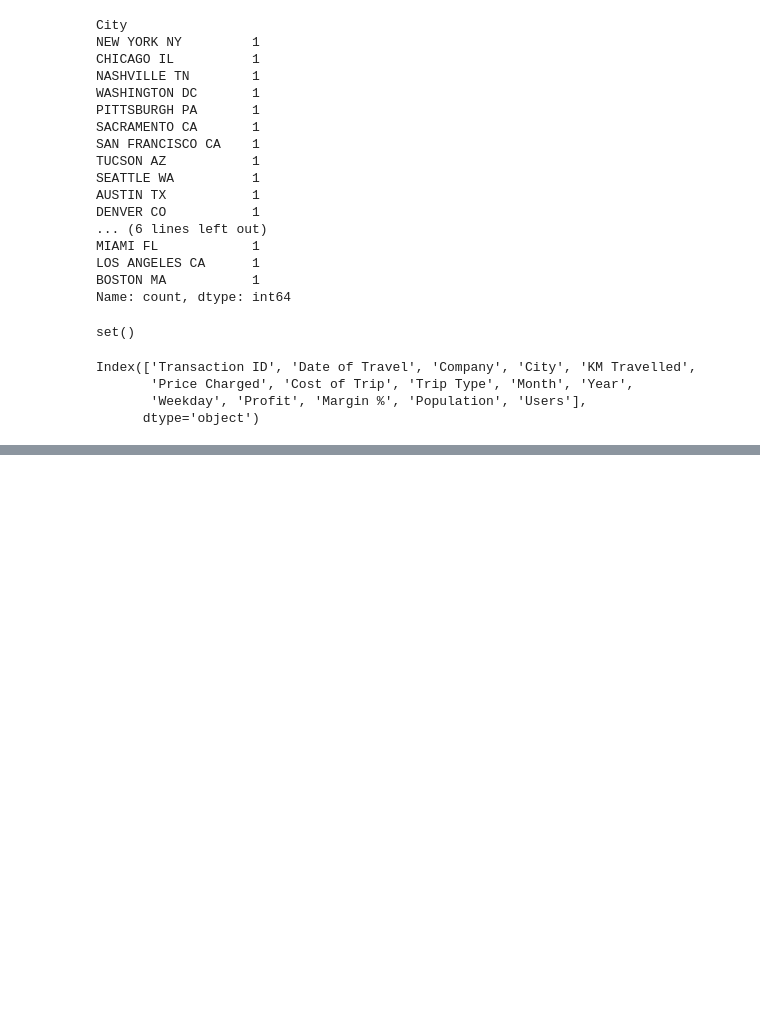
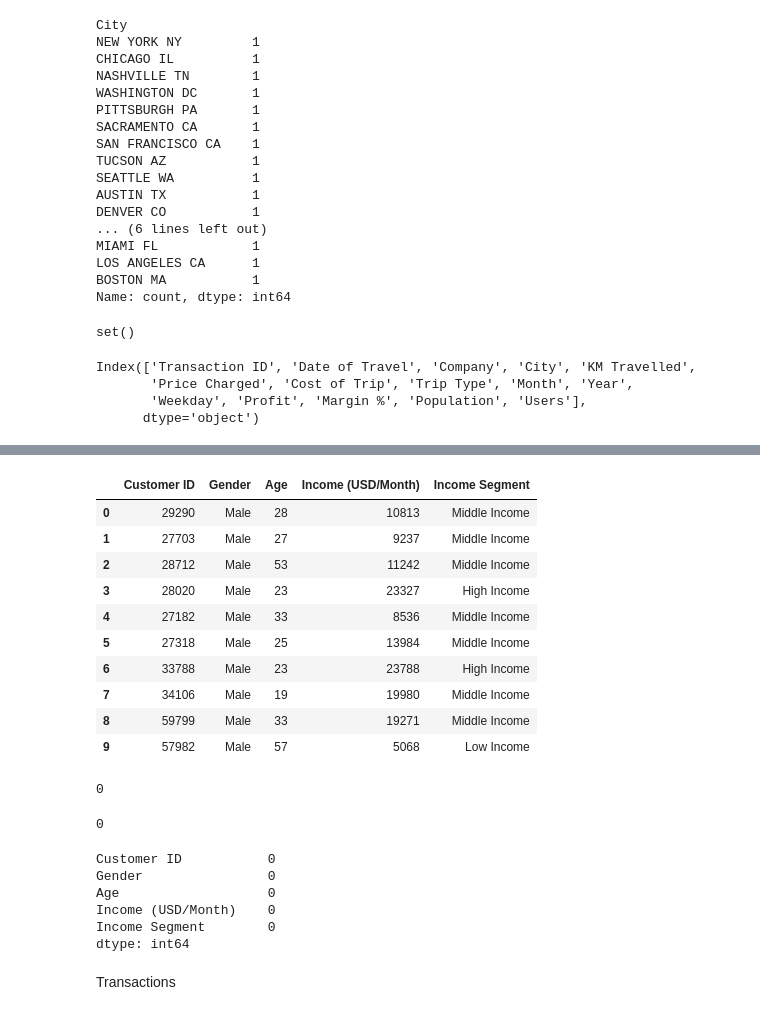
Before and after one commit to AvirukthGT/DataGlacier, a Jupyter notebook: Week2/eda-cab-analysis.ipynb, the cells around one changed output, grey strips where cells are left out. Cells and saved outputs as stored; diff of their text form; code cells hidden in the pictures; blank space fills up the shorter version.

```diff
--- a/Week2/eda-cab-analysis.ipynb
+++ b/Week2/eda-cab-analysis.ipynb
@@ -313,0 +381,43 @@ cab_df['User Penetration %'] = (cab_df['Users'] / cab_df['Population']) * 100
+# %%
+def income_segment(income):
+    if income < 8000:
+        return 'Low Income'
+    elif income <= 20000:
+        return 'Middle Income'
+    else:
+        return 'High Income'
+
+customer_df['Income Segment'] = customer_df['Income (USD/Month)'].apply(income_segment)
+# %%
+customer_df.head(10)
+# %% [output]
+|  | Customer ID | Gender | Age | Income (USD/Month) | Income Segment |
+| 0 | 29290 | Male | 28 | 10813 | Middle Income |
+| 1 | 27703 | Male | 27 | 9237 | Middle Income |
+| 2 | 28712 | Male | 53 | 11242 | Middle Income |
+| 3 | 28020 | Male | 23 | 23327 | High Income |
+| 4 | 27182 | Male | 33 | 8536 | Middle Income |
+| 5 | 27318 | Male | 25 | 13984 | Middle Income |
+| 6 | 33788 | Male | 23 | 23788 | High Income |
+| 7 | 34106 | Male | 19 | 19980 | Middle Income |
+| 8 | 59799 | Male | 33 | 19271 | Middle Income |
+| 9 | 57982 | Male | 57 | 5068 | Low Income |
+# %%
+customer_df['Customer ID'].duplicated().sum()
+# %% [output]
+0
+# %%
+customer_df.duplicated().sum()
+# %% [output]
+0
+# %%
+customer_df.isna().sum()
+# %% [output]
+Customer ID           0
+Gender                0
+Age                   0
+Income (USD/Month)    0
+Income Segment        0
+dtype: int64
+# %% [markdown]
+Transactions
```
Also changed, not shown: parts of 14 cells of this notebook.
